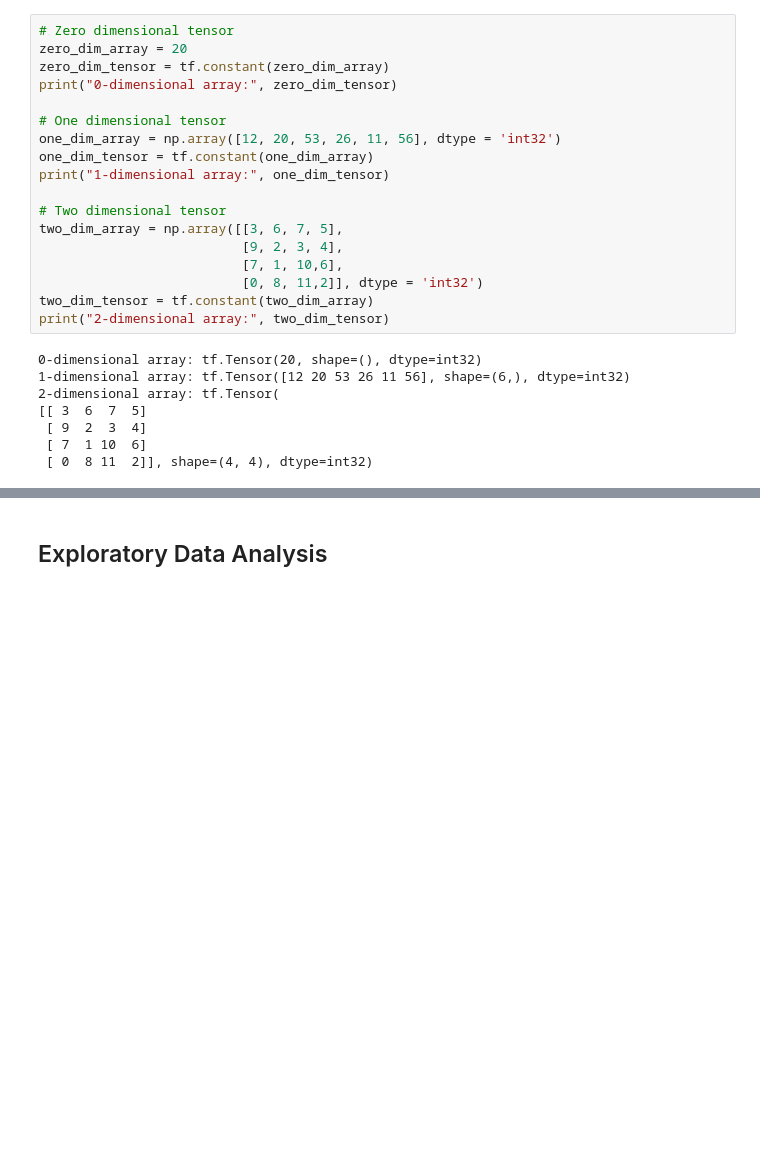
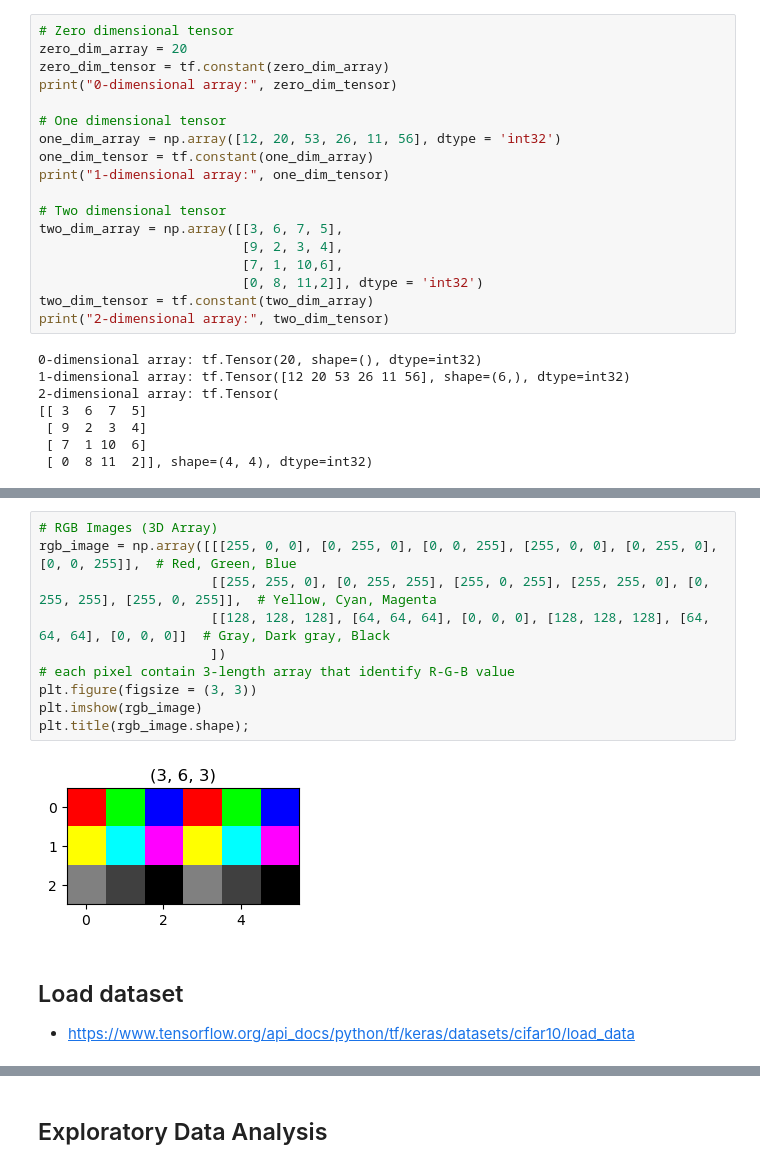
Before and after one commit to ShinanangP/DataScienceProject, a Jupyter notebook: TensorFlow/CNN.ipynb, the cells around one changed output, grey strips where cells are left out. Cells and saved outputs as stored; diff of their text form; blank space fills up the shorter version.

```diff
--- a/TensorFlow/CNN.ipynb
+++ b/TensorFlow/CNN.ipynb
@@ -47,2 +82,17 @@ import matplotlib.pyplot as plt
+# %%
+# RGB Images (3D Array)
+rgb_image = np.array([[[255, 0, 0], [0, 255, 0], [0, 0, 255], [255, 0, 0], [0, 255, 0], [0, 0, 255]],  # Red, Green, Blue
+                      [[255, 255, 0], [0, 255, 255], [255, 0, 255], [255, 255, 0], [0, 255, 255], [255, 0, 255]],  # Yellow, Cyan, Magenta
+                      [[128, 128, 128], [64, 64, 64], [0, 0, 0], [128, 128, 128], [64, 64, 64], [0, 0, 0]]  # Gray, Dark gray, Black
+                      ])
+# each pixel contain 3-length array that identify R-G-B value
+plt.figure(figsize = (3, 3))
+plt.imshow(rgb_image)
+plt.title(rgb_image.shape);
+# %% [output]
+[figure, added]
+# %% [markdown]
+## Load dataset
+- https://www.tensorflow.org/api_docs/python/tf/keras/datasets/cifar10/load_data
 # %%
 (train_images, train_labels), (test_images, test_labels) = tf.keras.datasets.cifar10.load_data()
```
Also changed, not shown: parts of 34 cells of this notebook.
